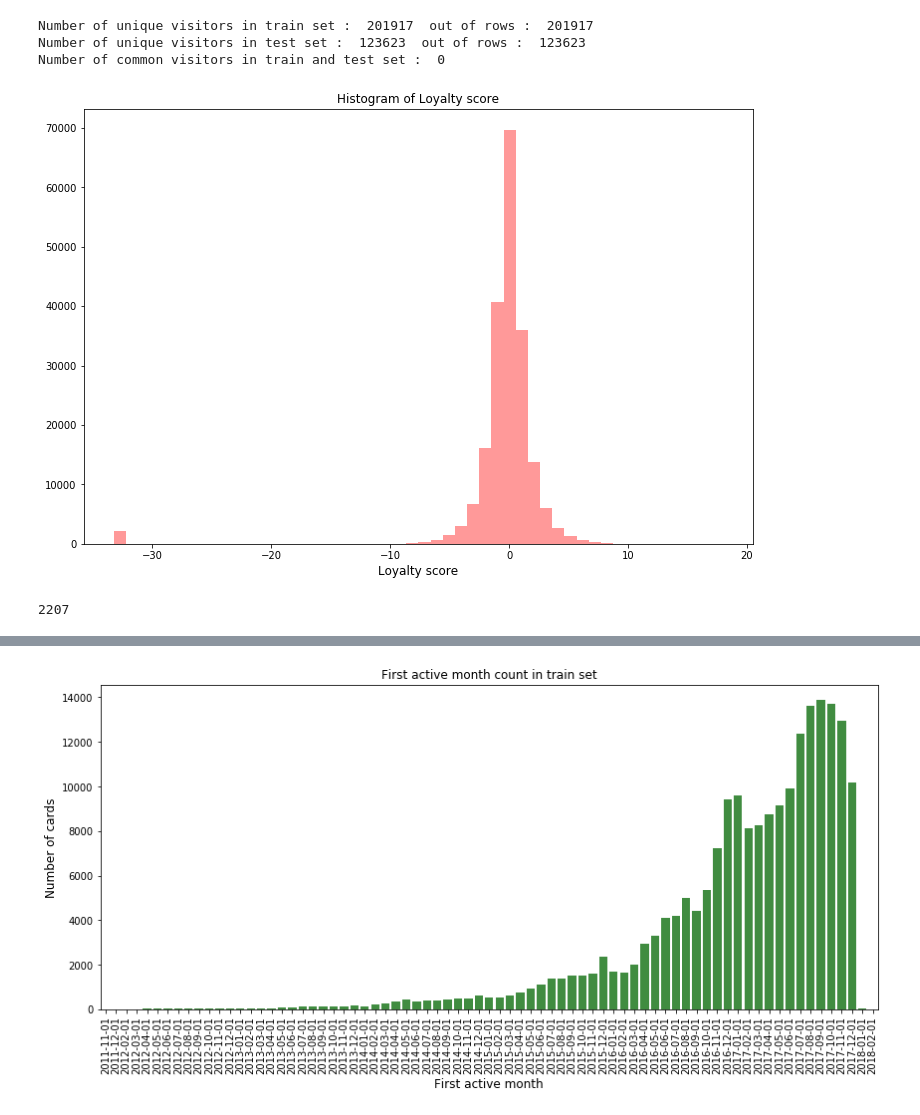
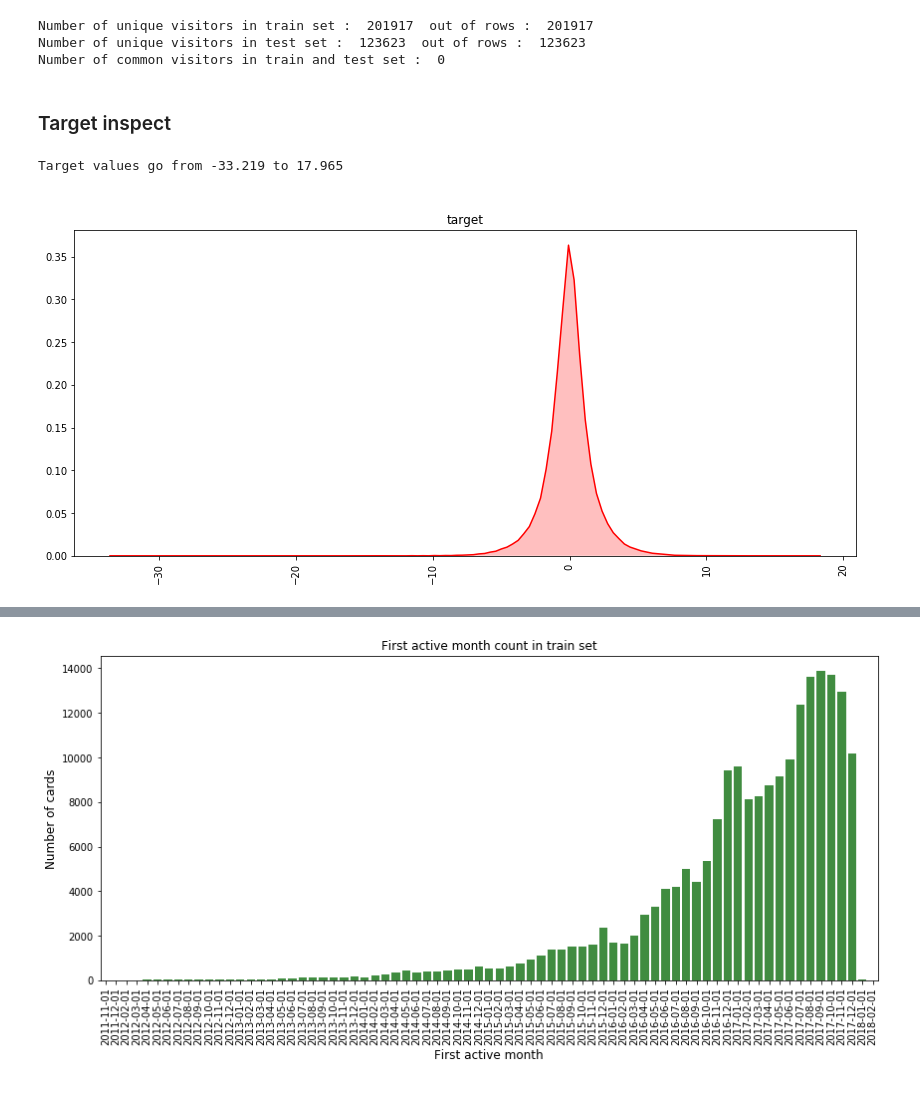
Before and after one commit to TacchinoLeso/ELO, a Jupyter notebook: (1)Train_test_cleaning.ipynb, the cells around one changed output, grey strips where cells are left out. Saved outputs shown, nothing was run; the diff lists cells and outputs as text; code cells hidden in the pictures.

```diff
--- a/(1)Train_test_cleaning.ipynb
+++ b/(1)Train_test_cleaning.ipynb
@@ -94,15 +96,21 @@ print("Number of common visitors in train and test set : ",len(set(train_df.card
 Number of unique visitors in train set :  201917  out of rows :  201917
 Number of unique visitors in test set :  123623  out of rows :  123623
 Number of common visitors in train and test set :  0
-# %%
-plt.figure(figsize=(12,8))
-sns.distplot(train_df['target'].values, bins=50, kde=False, color="red")
-plt.title("Histogram of Loyalty score")
-plt.xlabel('Loyalty score', fontsize=12)
-plt.show()
-# %% [output]
-[figure, removed]
-# %%
-(train_df['target']<-30).sum()
-# %% [output]
-2207
+# %% [markdown]
+### Target inspect
+# %%
+def dens_plot(df, col, df_name="", color='red'):
+    cnt_srs = df[col].value_counts()
+    cnt_srs = cnt_srs.sort_index()
+    plt.figure(figsize=(14,6))
+    sns.kdeplot(cnt_srs.index, shade=True, color=color)
+    plt.xticks(rotation='vertical')
+    title = df_name + "\n" +col
+    plt.title(title)
+    plt.show()
+# %%
+print("Target values go from %.3f to %.3f" % (train_df['target'].min(), train_df['target'].max()))
+dens_plot(train_df, "target")
+# %% [output]
+Target values go from -33.219 to 17.965
+[figure, added]
```
Also changed, not shown: parts of 7 cells of this notebook, 10 other files.
